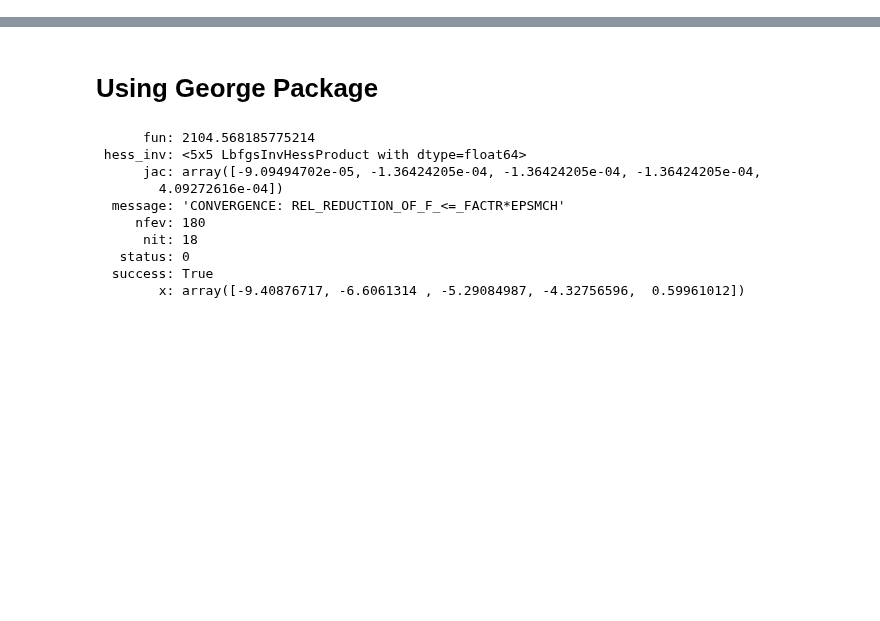
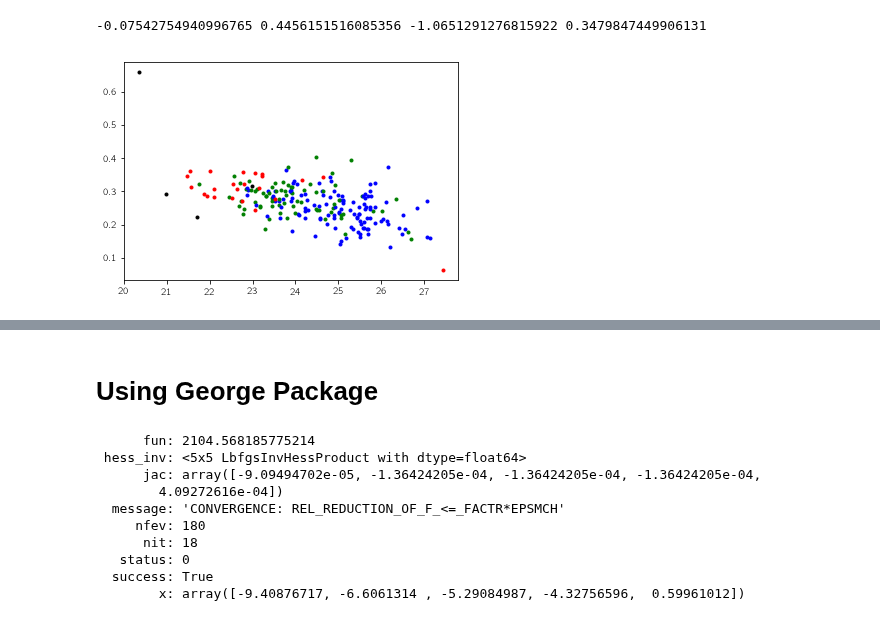
Before and after one commit to ekourkchi/reddening, a Jupyter notebook: griz2PC0.ipynb, the cells around one changed output, grey strips where cells are left out. Saved outputs shown, nothing was run; the diff lists cells and outputs as text; code cells hidden in the pictures; blank space fills up the shorter version.

```diff
--- a/griz2PC0.ipynb
+++ b/griz2PC0.ipynb
@@ -169,3 +272,35 @@ c21w = m21-w2
+# %%
+ri = r-i
+gr = g-r
+iw = i-w2
+
+print np.min(ri), np.max(ri), np.median(iw), np.std(iw)
+
+indx = np.where(ri < 0.15)
+ri = ri[indx]
+gr = gr[indx]
+iw = iw[indx]
+mu50_ = mu50[indx]
+
+indx = np.where(ri > 0.10)
+ri = ri[indx]
+gr = gr[indx]
+iw = iw[indx]
+mu50_ = mu50_[indx]
+
+for j in range(len(ri)):
+    if iw[j] < -1.0 and iw[j] > -1.3:
+        plt.plot(mu50_[j], gr[j], 'g.',alpha=1)
+    elif iw[j] < -1.3:
+        plt.plot(mu50_[j], gr[j], 'b.',alpha=1)
+
+    elif iw[j] < -0.7:
+        plt.plot(mu50_[j], gr[j], 'r.',alpha=1)
+    else:
+        plt.plot(mu50_[j], gr[j], '.', color='black',alpha=1.)
+# %% [output]
+-0.07542754940996765 0.4456151516085356 -1.0651291276815922 0.3479847449906131
+[figure, added]
 # %%
 C1 = i-w2
 # C2 = z-w2
```
Also changed, not shown: parts of 15 cells of this notebook, 1 other file.
